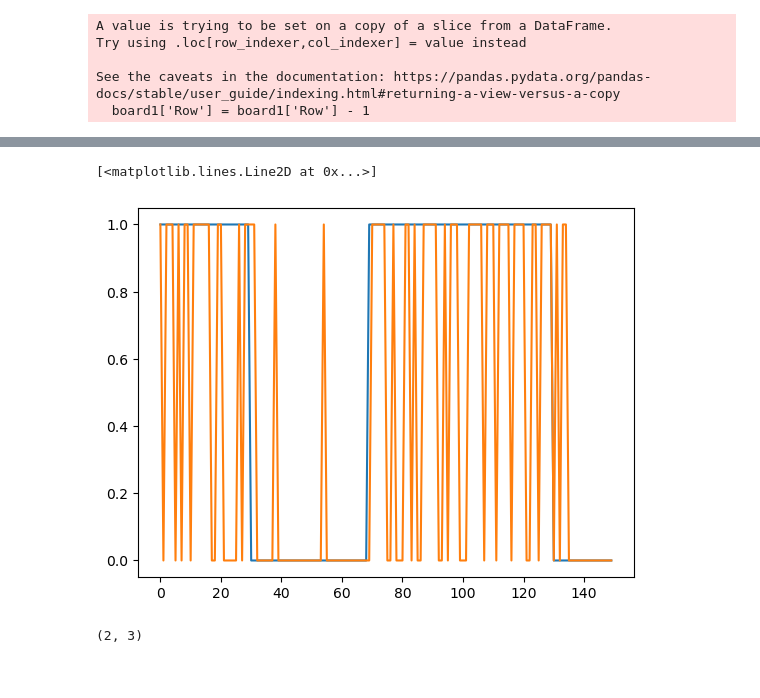
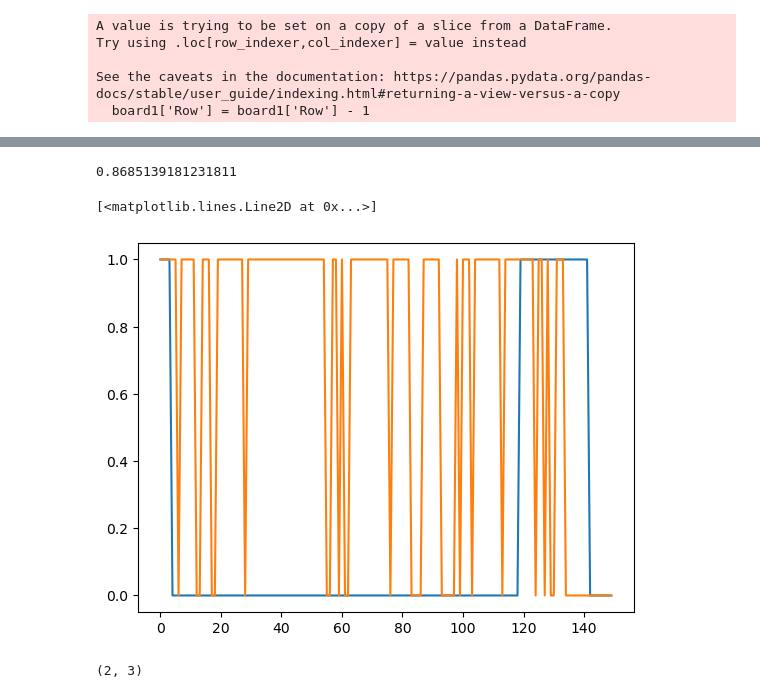
Before and after one commit to TheUnity42/MMI2022, a Jupyter notebook: udp/scratch.ipynb, the cells around one changed output, grey strips where cells are left out. Drawn from its saved outputs; the diff is of its cells as text; code cells hidden in the pictures.

```diff
--- a/udp/scratch.ipynb
+++ b/udp/scratch.ipynb
@@ -9,5 +13,5 @@ from pyts.classification import TimeSeriesForest
 # %%
-df = pd.read_csv('ring_data.csv', header=None)
+df = pd.read_csv('more_ring_data.csv', header=None)
 df.columns = ['Board', 'Time', 'Sensor 0', 'Sensor 1', 'Sensor 2', 'Button']
 df["Row"] = df.index
 board0 = df[df['Board'] == 'Board0']
@@ -49,4 +93,6 @@ clf = TimeSeriesForest(n_estimators=50, criterion='entropy', max_depth=1, n_jobs
 # %%
+clf = KNeighborsClassifier(n_neighbors=5, n_jobs=-1)
+
 # setup cross validation
 cv_num = 5
 cv_sz = int(len(X) / cv_num)
@@ -67,4 +113,15 @@ for i in range(cv_num):
         avg_score = (avg_score + score) / 2
 
 print(f"Average score: {avg_score}")
+clf.fit(X, y)
+
+tx = X[-150:]
+ty = y[-150:]
+
+pred = clf.predict(tx)
+# pred = np.array([1 if pred[i:i+3].sum()/3 > 0 else 0 for i in range(len(pred) - 3)])
+
+
+plt.plot(ty)
+plt.plot(pred)
 # %% [output]
@@ -77,16 +136,25 @@ Average score: 0.7789179104477613
 # %%
+clf=RandomForestClassifier(random_state=42, class_weight="balanced", criterion='gini', max_depth=3, max_features='auto', n_estimators=200)
+
+k_fold = StratifiedKFold(n_splits=cv_num, shuffle=True, random_state=0)
+
+output = cross_validate(clf, X, y, cv=k_fold, scoring='roc_auc', return_estimator=True)
+print(output['test_score'].mean())
+clf.fit(X, y)
+
 tx = X[-150:]
 ty = y[-150:]
 
 pred = clf.predict(tx)
 # pred = np.array([1 if pred[i:i+3].sum()/3 > 0 else 0 for i in range(len(pred) - 3)])
 
 
 plt.plot(ty)
 plt.plot(pred)
 # %% [output]
-[<matplotlib.lines.Line2D at 0x...>]
+0.8685139181231811
+[<matplotlib.lines.Line2D at 0x...>]
-[figure, old version]
+[figure, new version]
 # %%
 import pickle
 
```
Also changed, not shown: parts of 7 cells of this notebook, 2 other files.
